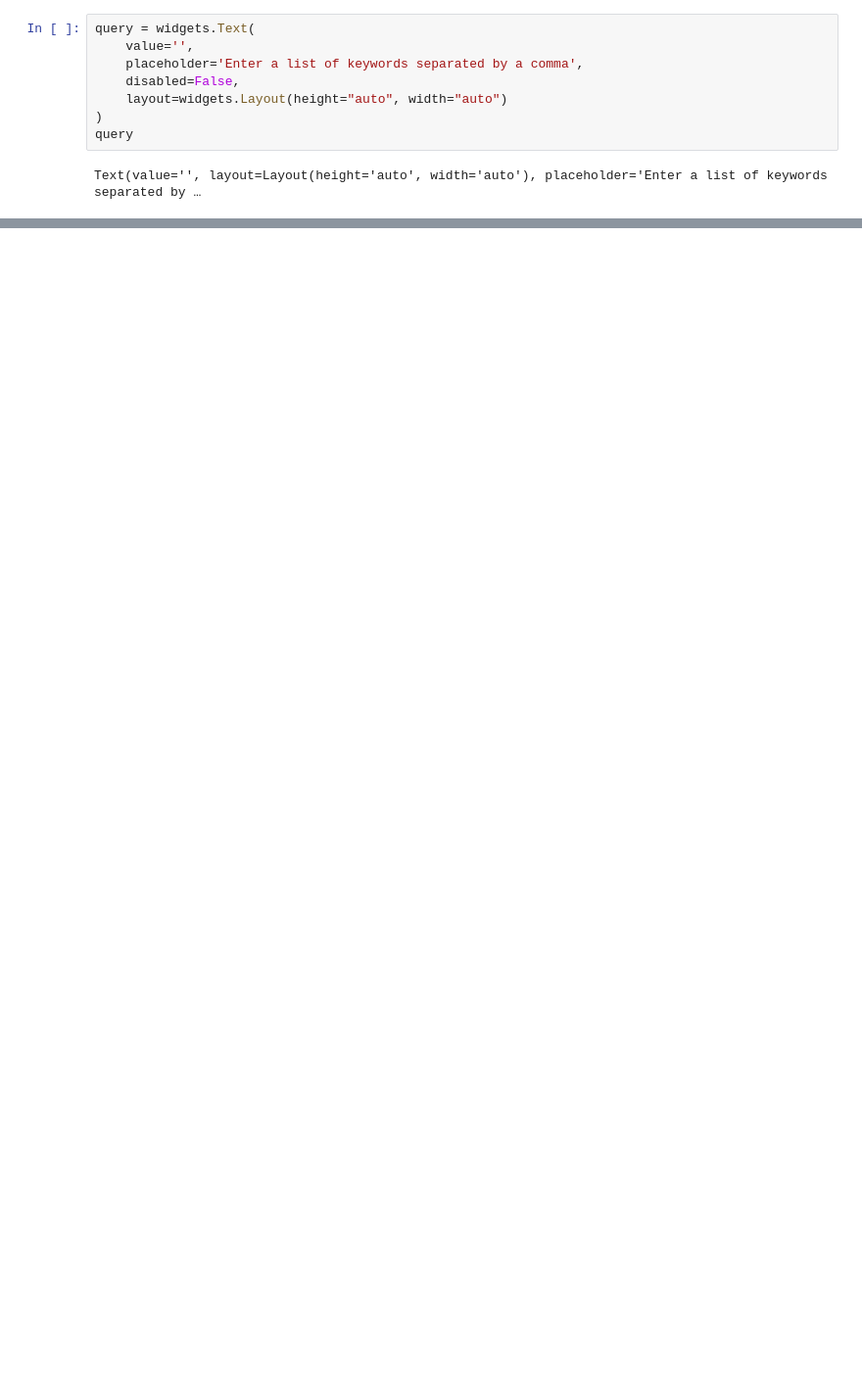
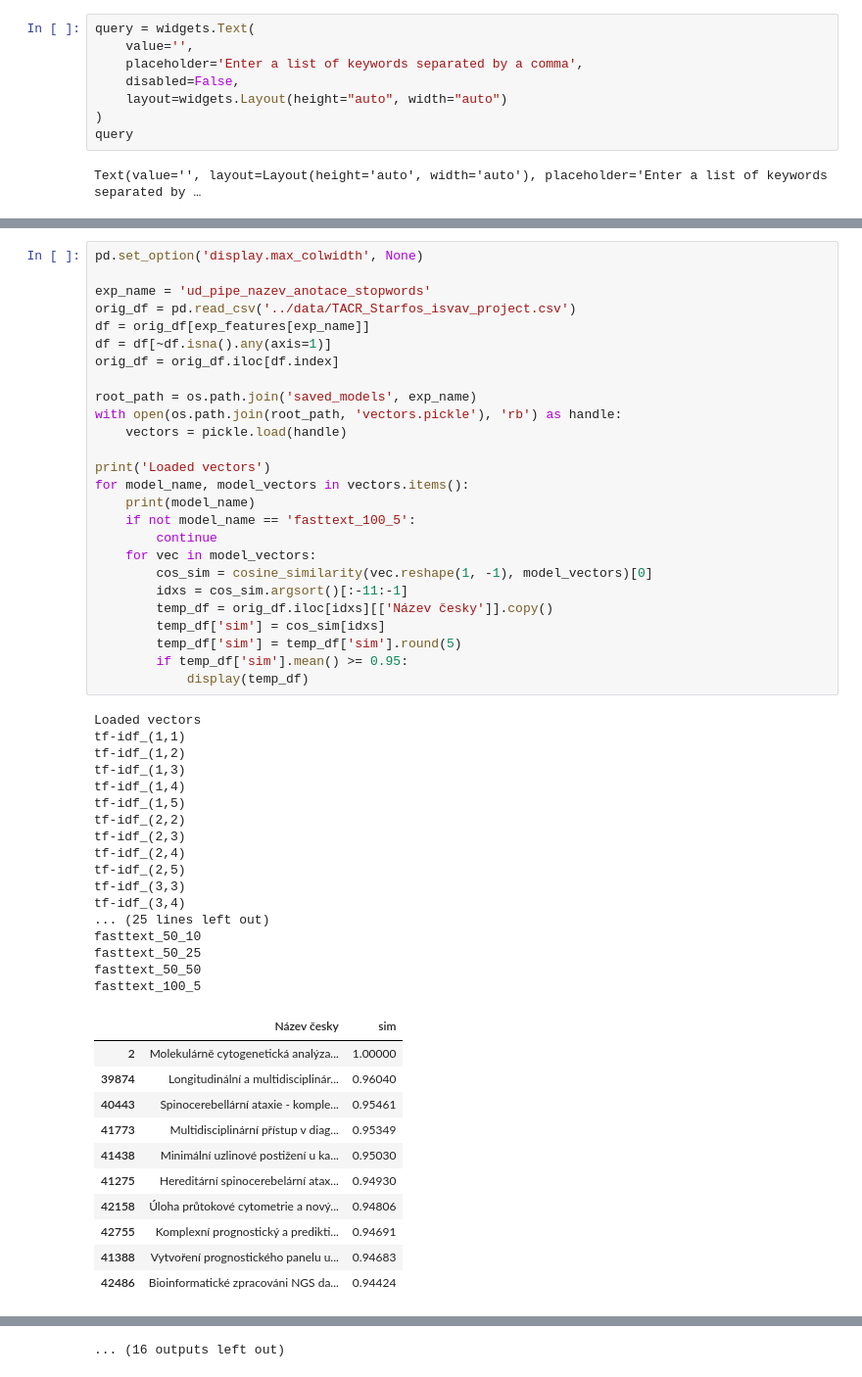
Before and after one commit to Fassty/mff, a Jupyter notebook: bachelor_thesis/notebooks/[Experiment] Project Similiarity.ipynb, the cells around one changed output, grey strips where cells are left out. Shown at 98% size. Drawn from its saved outputs; the diff is of its cells as text; blank space fills up the shorter version.

```diff
--- a/bachelor_thesis/notebooks/[Experiment] Project Similiarity.ipynb
+++ b/bachelor_thesis/notebooks/[Experiment] Project Similiarity.ipynb
@@ -91,0 +50,55 @@ Doc2Vec(dm/m,d200,n5,hs,w5,s0.001,t8)
+# %%
+pd.set_option('display.max_colwidth', None)
+
+exp_name = 'ud_pipe_nazev_anotace_stopwords'
+orig_df = pd.read_csv('../data/TACR_Starfos_isvav_project.csv')
+df = orig_df[exp_features[exp_name]]
+df = df[~df.isna().any(axis=1)]
+orig_df = orig_df.iloc[df.index]
+
+root_path = os.path.join('saved_models', exp_name)
+with open(os.path.join(root_path, 'vectors.pickle'), 'rb') as handle:
+    vectors = pickle.load(handle)
+
+print('Loaded vectors')
+for model_name, model_vectors in vectors.items():
+    print(model_name)
+    if not model_name == 'fasttext_100_5':
+        continue
+    for vec in model_vectors:
+        cos_sim = cosine_similarity(vec.reshape(1, -1), model_vectors)[0]
+        idxs = cos_sim.argsort()[:-11:-1]
+        temp_df = orig_df.iloc[idxs][['Název česky']].copy()
+        temp_df['sim'] = cos_sim[idxs]
+        temp_df['sim'] = temp_df['sim'].round(5)
+        if temp_df['sim'].mean() >= 0.95:
+            display(temp_df)
+# %% [output]
+Loaded vectors
+tf-idf_(1,1)
+tf-idf_(1,2)
+tf-idf_(1,3)
+tf-idf_(1,4)
+tf-idf_(1,5)
+tf-idf_(2,2)
+tf-idf_(2,3)
+tf-idf_(2,4)
+tf-idf_(2,5)
+tf-idf_(3,3)
+tf-idf_(3,4)
+... (25 lines left out)
+fasttext_50_10
+fasttext_50_25
+fasttext_50_50
+fasttext_100_5
+|  | Název česky | sim |
+| 2 | Molekulárně cytogenetická analýza... | 1.00000 |
+| 39874 | Longitudinální a multidisciplinár... | 0.96040 |
+| 40443 | Spinocerebellární ataxie - komple... | 0.95461 |
+| 41773 | Multidisciplinární přístup v diag... | 0.95349 |
+| 41438 | Minimální uzlinové postižení u ka... | 0.95030 |
+| 41275 | Hereditární spinocerebelární atax... | 0.94930 |
+| 42158 | Úloha průtokové cytometrie a nový... | 0.94806 |
+| 42755 | Komplexní prognostický a predikti... | 0.94691 |
+| 41388 | Vytvoření prognostického panelu u... | 0.94683 |
+| 42486 | Bioinformatické zpracováni NGS da... | 0.94424 |
@@ -91,0 +215 @@ Doc2Vec(dm/m,d200,n5,hs,w5,s0.001,t8)
+... (16 outputs left out)
```
Also changed, not shown: parts of 6 cells of this notebook, 27 other files.
